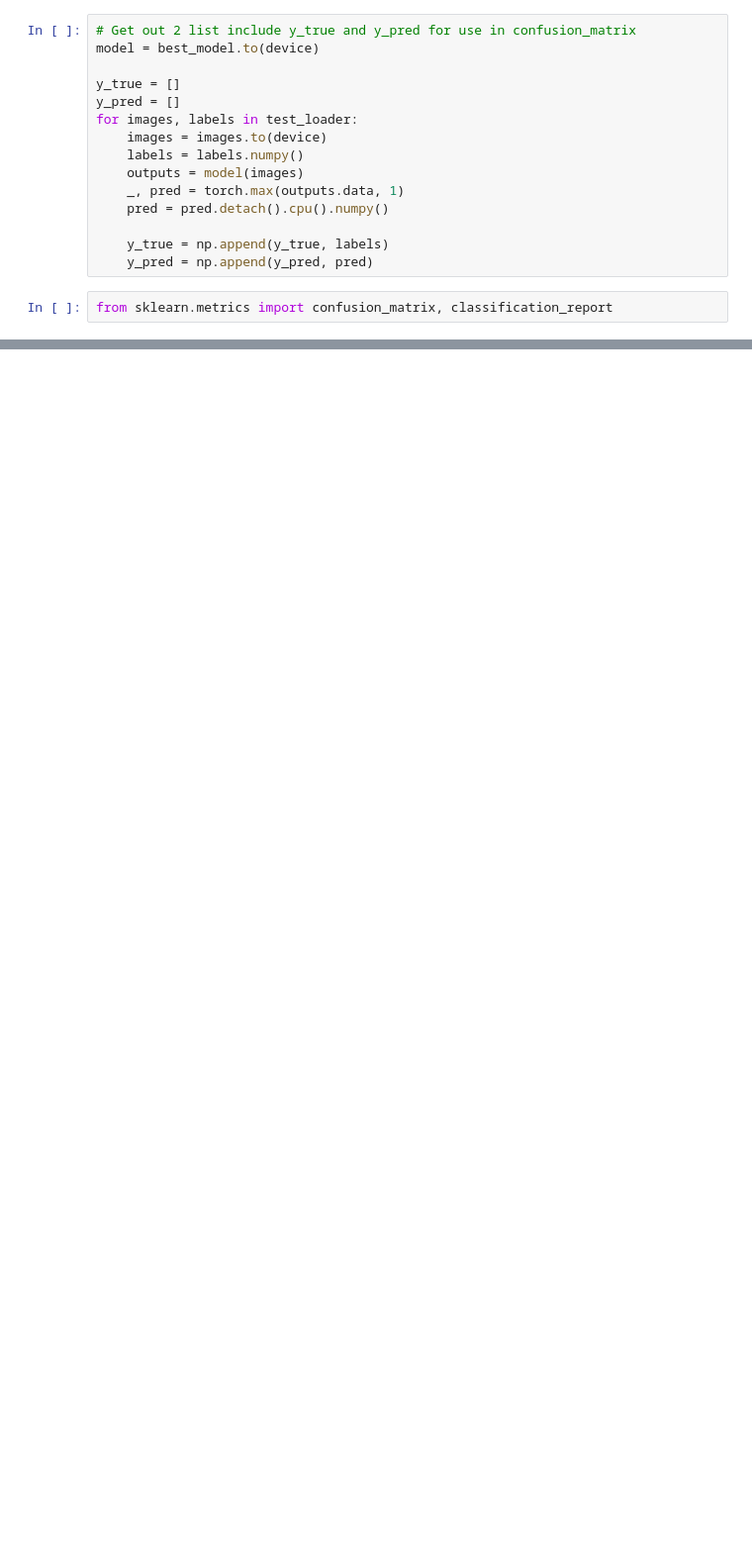
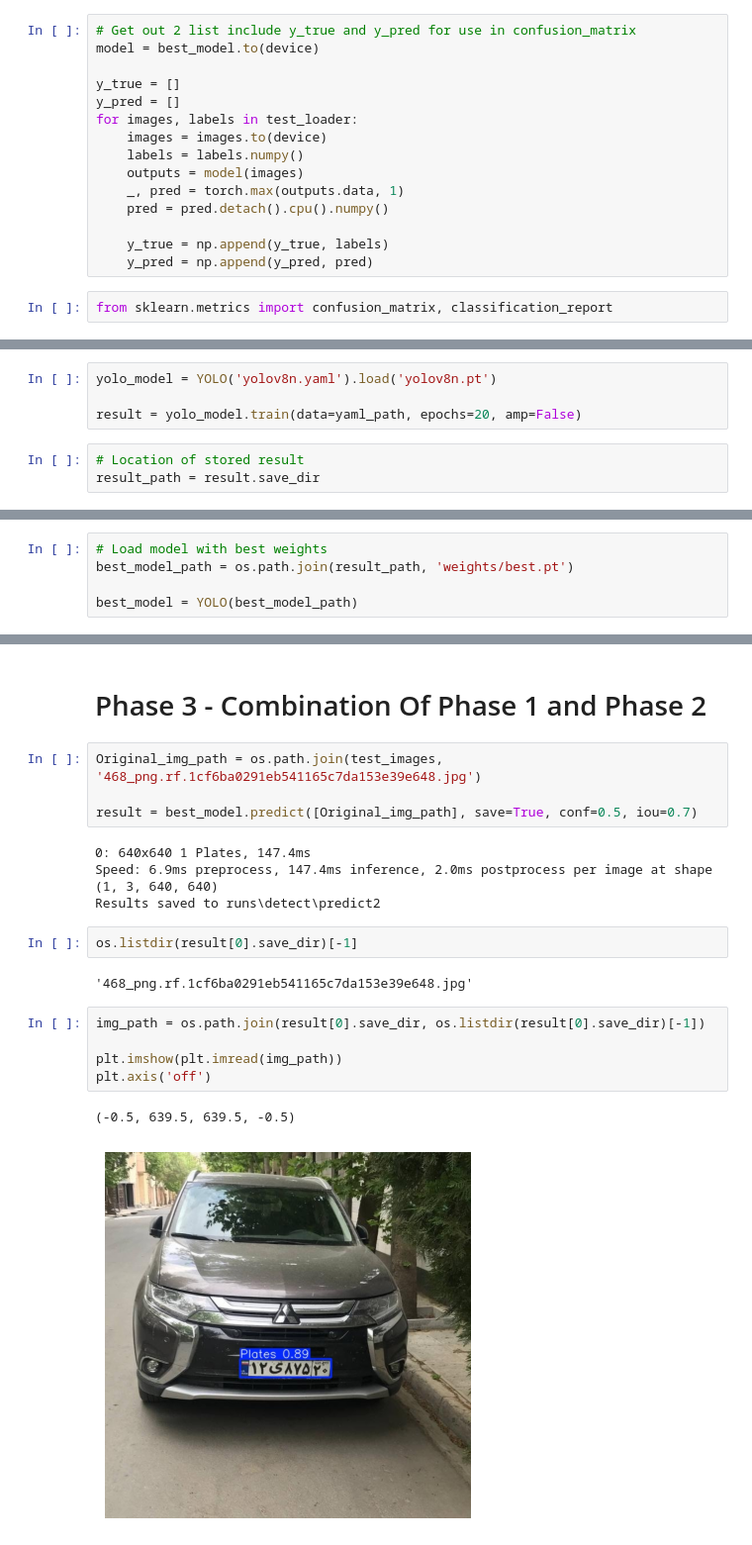
Before and after one commit to NimaPourmoradi/Persian_Plates, a Jupyter notebook: Persian_Plates.ipynb, the cells around one changed output, grey strips where cells are left out. Shown at 99% size. Cells and saved outputs as stored; diff of their text form; blank space fills up the shorter version.

```diff
--- a/Persian_Plates.ipynb
+++ b/Persian_Plates.ipynb
@@ -902,0 +953,7 @@ weighted avg       1.00      1.00      1.00      4050
+# %%
+yolo_model = YOLO('yolov8n.yaml').load('yolov8n.pt')
+
+result = yolo_model.train(data=yaml_path, epochs=20, amp=False)
+# %%
+# Location of stored result
+result_path = result.save_dir
@@ -902,0 +1001,5 @@ weighted avg       1.00      1.00      1.00      4050
+# %%
+# Load model with best weights
+best_model_path = os.path.join(result_path, 'weights/best.pt')
+
+best_model = YOLO(best_model_path)
@@ -902,0 +1050,22 @@ weighted avg       1.00      1.00      1.00      4050
+# %% [markdown]
+# Phase 3 - Combination Of Phase 1 and Phase 2
+# %%
+Original_img_path = os.path.join(test_images, '468_png.rf.1cf6ba0291eb541165c7da153e39e648.jpg')
+
+result = best_model.predict([Original_img_path], save=True, conf=0.5, iou=0.7)
+# %% [output]
+0: 640x640 1 Plates, 147.4ms
+Speed: 6.9ms preprocess, 147.4ms inference, 2.0ms postprocess per image at shape (1, 3, 640, 640)
+Results saved to runs\detect\predict2
+# %%
+os.listdir(result[0].save_dir)[-1]
+# %% [output]
+'468_png.rf.1cf6ba0291eb541165c7da153e39e648.jpg'
+# %%
+img_path = os.path.join(result[0].save_dir, os.listdir(result[0].save_dir)[-1])
+
+plt.imshow(plt.imread(img_path))
+plt.axis('off')
+# %% [output]
+(-0.5, 639.5, 639.5, -0.5)
+[figure, added]
```
Also changed, not shown: parts of 53 cells of this notebook.
